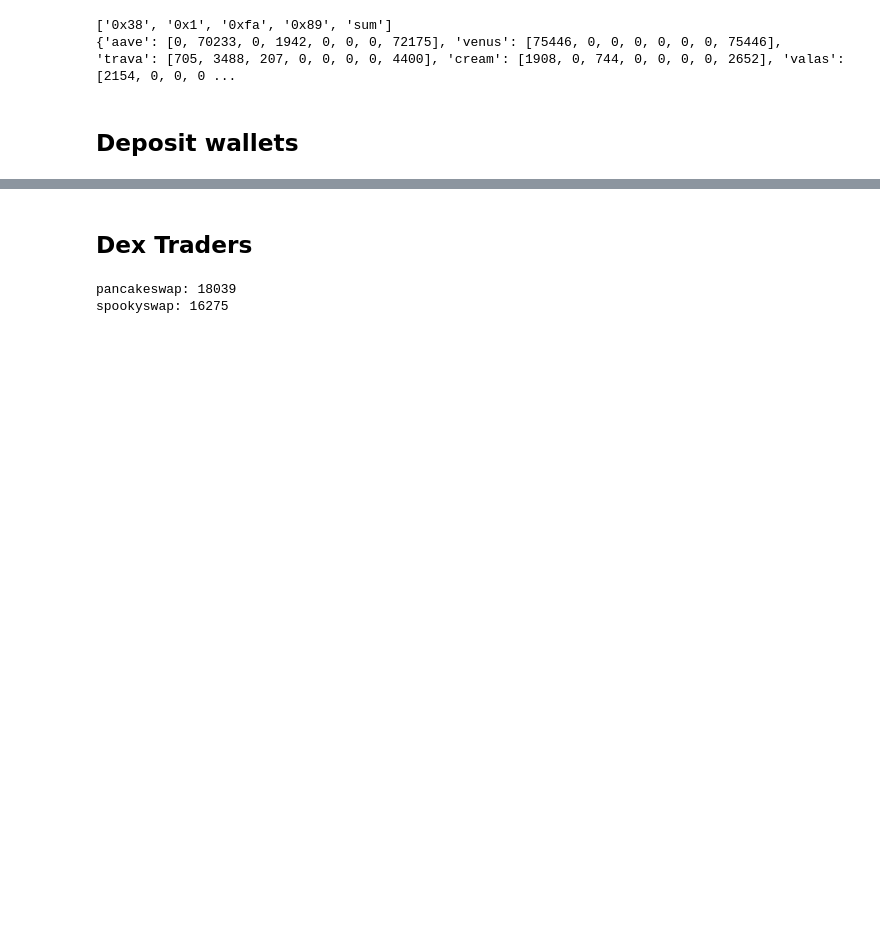
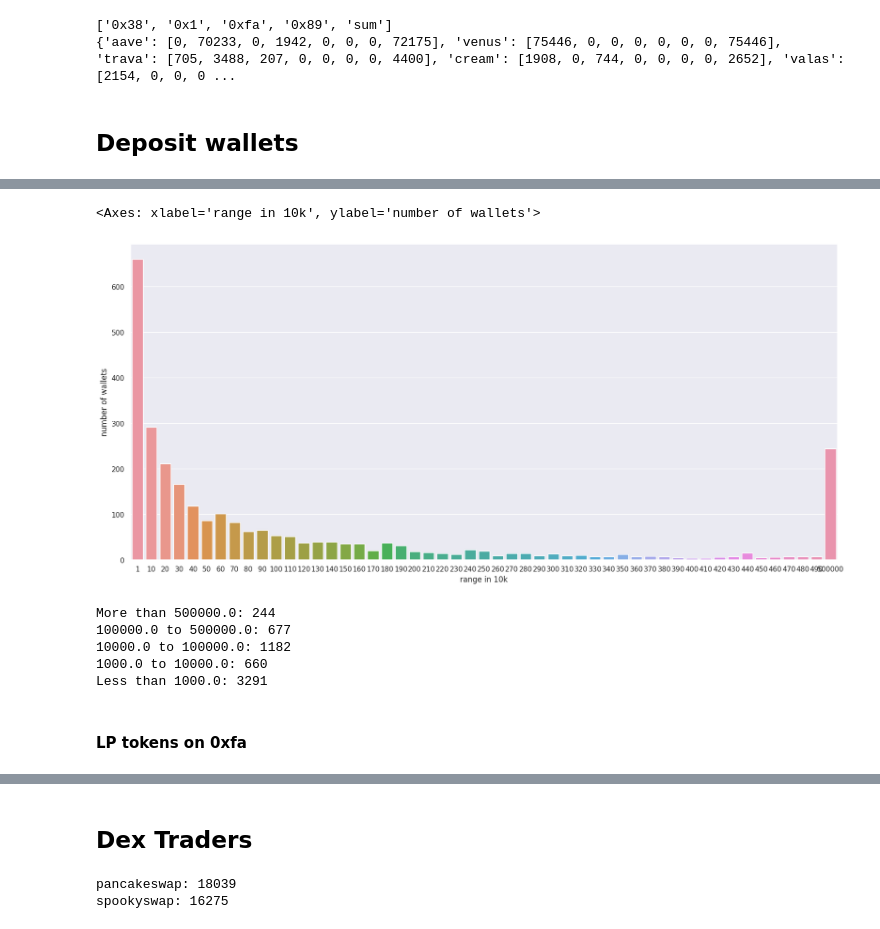
Before and after one commit to trixt63/ReportCommunityDetection, a Jupyter notebook: report.ipynb, the cells around one changed output, grey strips where cells are left out. Drawn from its saved outputs; the diff is of its cells as text; code cells hidden in the pictures; blank space fills up the shorter version.

```diff
--- a/report.ipynb
+++ b/report.ipynb
@@ -156,0 +243,3 @@ InternalError: (psycopg2.errors.InFailedSqlTransaction) current transaction is a
+# %%
+df_0x1 = get_dataframe('0x1')
+df_0x1.head()
@@ -156,0 +253,25 @@ InternalError: (psycopg2.errors.InFailedSqlTransaction) current transaction is a
+# %%
+df_0x1_trimmed = df_0x1.iloc[1:]
+sns.set(rc={'figure.figsize': (20, 9)})
+sns.barplot(data=df_0x1_trimmed, x="range in 10k", y="number of wallets")
+# %% [output]
+<Axes: xlabel='range in 10k', ylabel='number of wallets'>
+[figure, added]
+# %%
+levels_list = [5e5, 1e5, 1e4, 1e3]
+big_cheese = mongodb.get_number_lps_by_balances_range('0x1', lower=levels_list[0])
+small_fries = mongodb.get_number_lps_by_balances_range('0x1', upper=levels_list[-1])
+
+print(f"More than {levels_list[0]}: {big_cheese}")
+for i in range(len(levels_list)-1):
+    n = mongodb.get_number_lps_by_balances_range('0x1', upper=levels_list[i], lower=levels_list[i+1])
+    print(f"{levels_list[i+1]} to {levels_list[i]}: {n}")
+print(f"Less than {levels_list[-1]}: {small_fries}")
+# %% [output]
+More than 500000.0: 244
+100000.0 to 500000.0: 677
+10000.0 to 100000.0: 1182
+1000.0 to 10000.0: 660
+Less than 1000.0: 3291
+# %% [markdown]
+#### LP tokens on 0xfa
```
Also changed, not shown: parts of 21 cells of this notebook, 7 other files.
